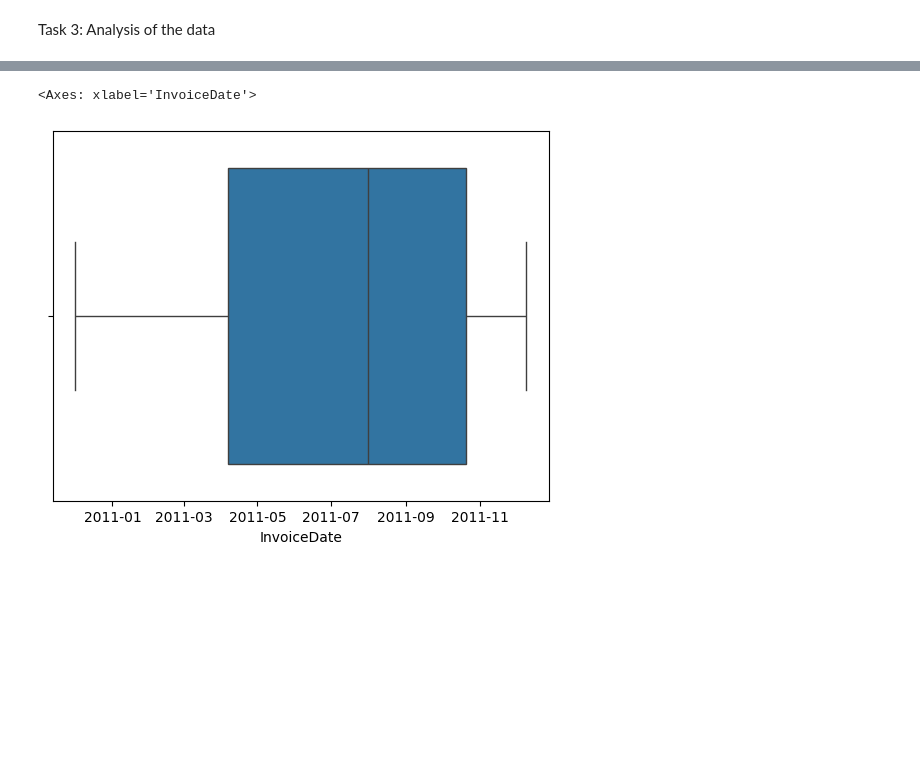
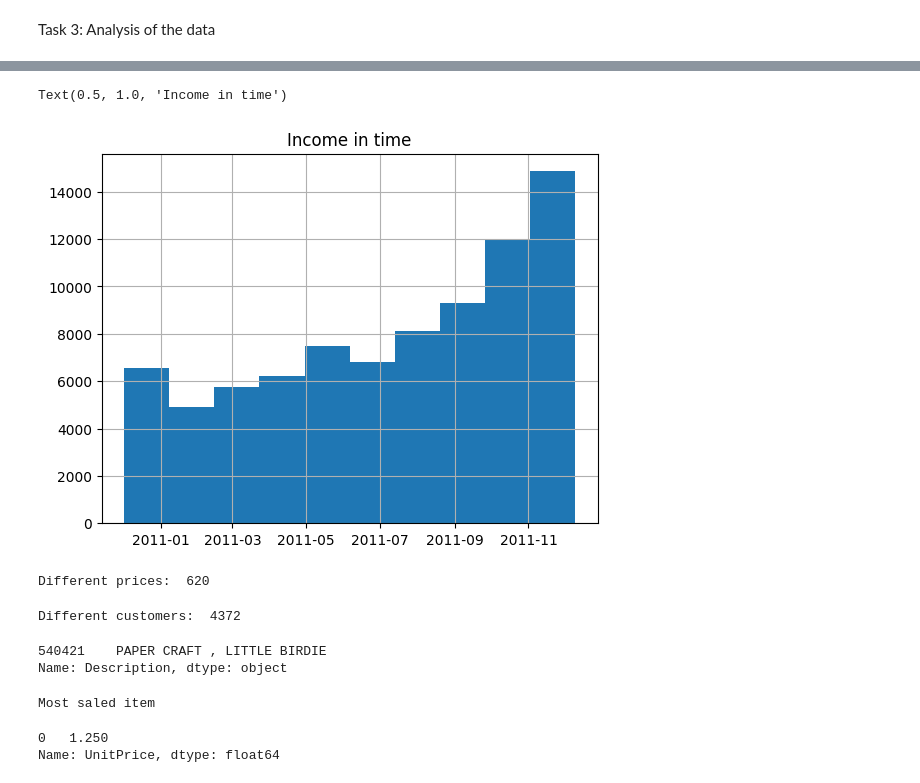
Before and after one commit to miguelestradam3/jupyter_retail_analysis, a Jupyter notebook: online_retail.ipynb, the cells around one changed output, grey strips where cells are left out. Drawn from its saved outputs; the diff is of its cells as text; code cells hidden in the pictures; blank space fills up the shorter version.

```diff
--- a/online_retail.ipynb
+++ b/online_retail.ipynb
@@ -112,5 +112,29 @@ clean_retail_df.plot.scatter(x='InvoiceDate', y='Quantity')
-# %%
-sns.boxplot(x=clean_retail_df['InvoiceDate'])
-# %% [output]
-<Axes: xlabel='InvoiceDate'>
-[figure, removed]
+# %%
+quantity_mean = clean_retail_df.loc[:, 'Total'].mean()
+big_sales = clean_retail_df[clean_retail_df['Total'] > quantity_mean]
+big_sales.InvoiceDate.hist()
+plt.title("Income in time")
+# %% [output]
+Text(0.5, 1.0, 'Income in time')
+[figure, added]
+# %%
+print("Different prices: ",clean_retail_df.UnitPrice.nunique())
+# %% [output]
+Different prices:  620
+# %%
+print("Different customers: ",clean_retail_df.CustomerID.nunique())
+# %% [output]
+Different customers:  4372
+# %%
+biggest_sale = clean_retail_df[clean_retail_df['Total'] == clean_retail_df.Total.max()]
+biggest_sale.Description
+# %% [output]
+540421    PAPER CRAFT , LITTLE BIRDIE
+Name: Description, dtype: object
+# %%
+print("Most saled item")
+clean_retail_df.UnitPrice.mode()
+# %% [output]
+Most saled item
+0   1.250
+Name: UnitPrice, dtype: float64
```
Also changed, not shown: parts of 7 cells of this notebook.
